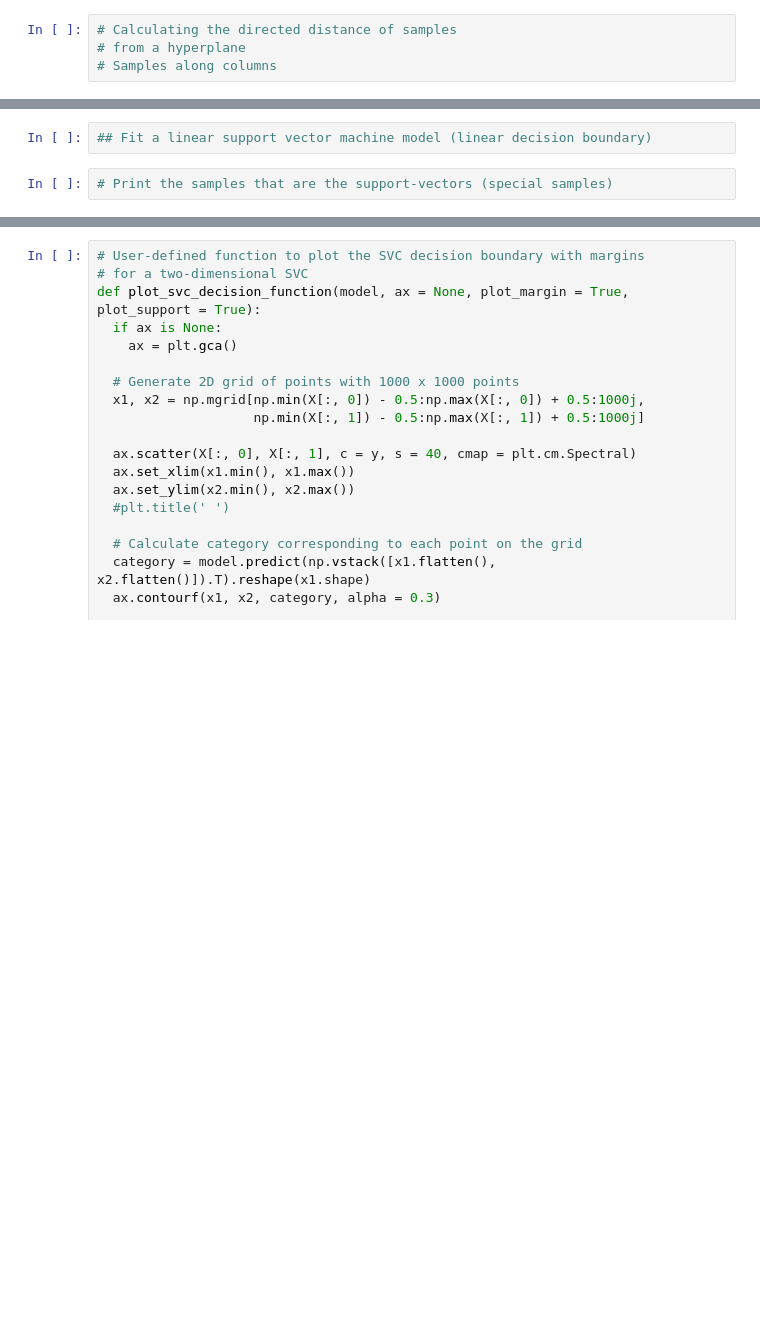
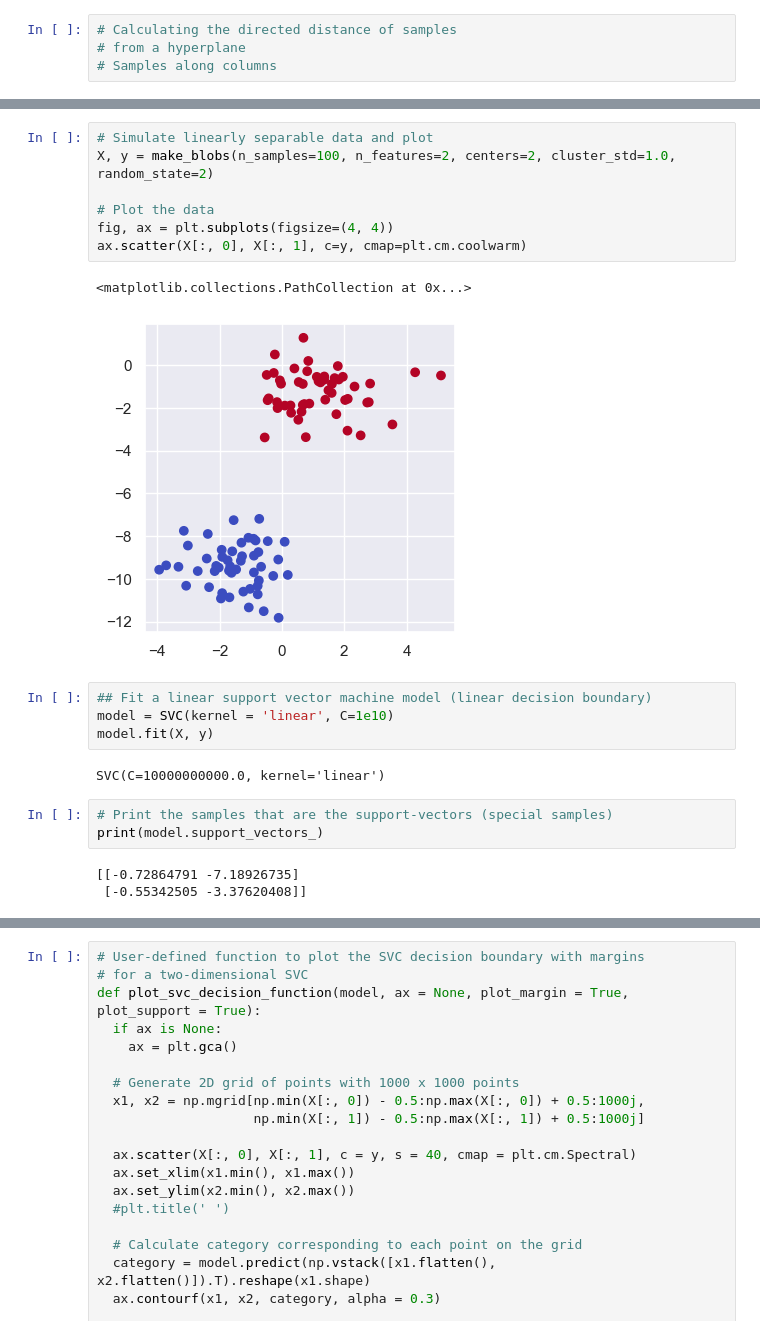
Before and after one commit to adityab24840/Machine-Learning-Principles-and-Applications, a Jupyter notebook: Codes/AML5203_SVMDemo_Python.ipynb, the cells around one changed output, grey strips where cells are left out. Saved outputs shown, nothing was run; the diff lists cells and outputs as text; blank space fills up the shorter version.

```diff
--- a/Codes/AML5203_SVMDemo_Python.ipynb
+++ b/Codes/AML5203_SVMDemo_Python.ipynb
@@ -48,7 +63,25 @@ else:
+# %%
+# Simulate linearly separable data and plot
+X, y = make_blobs(n_samples=100, n_features=2, centers=2, cluster_std=1.0, random_state=2)
+
+# Plot the data
+fig, ax = plt.subplots(figsize=(4, 4))
+ax.scatter(X[:, 0], X[:, 1], c=y, cmap=plt.cm.coolwarm)
+# %% [output]
+<matplotlib.collections.PathCollection at 0x...>
+[figure, added]
 # %%
 ## Fit a linear support vector machine model (linear decision boundary)
+model = SVC(kernel = 'linear', C=1e10)
+model.fit(X, y)
+# %% [output]
+SVC(C=10000000000.0, kernel='linear')
 # %%
 # Print the samples that are the support-vectors (special samples)
+print(model.support_vectors_)
+# %% [output]
+[[-0.72864791 -7.18926735]
+ [-0.55342505 -3.37620408]]
 # %%
 # Weights for the two classes
 
```
Also changed, not shown: parts of 5 cells of this notebook, 1 other file.
